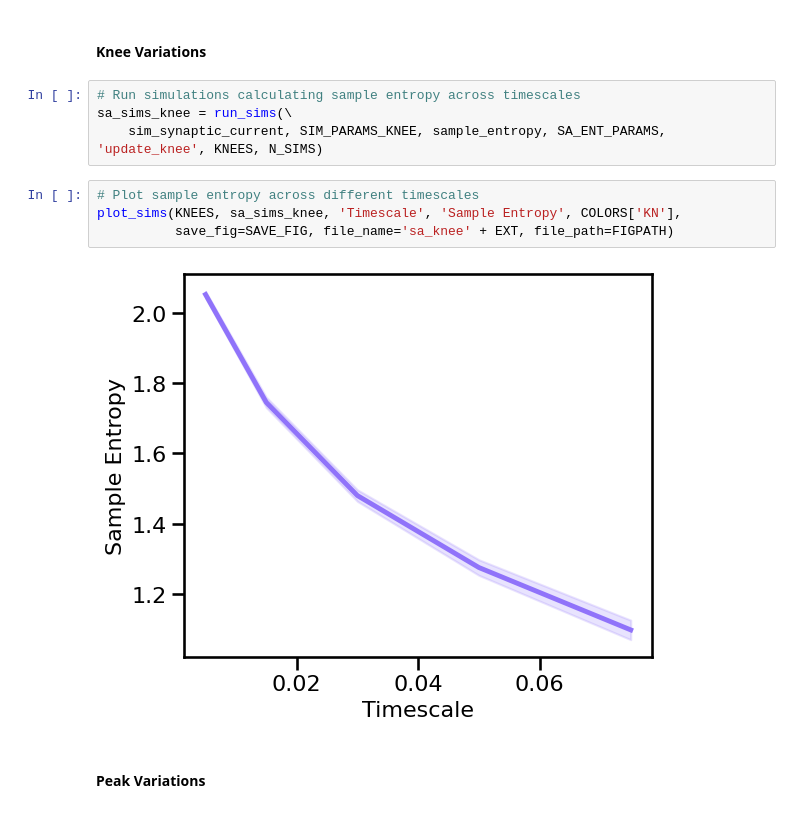
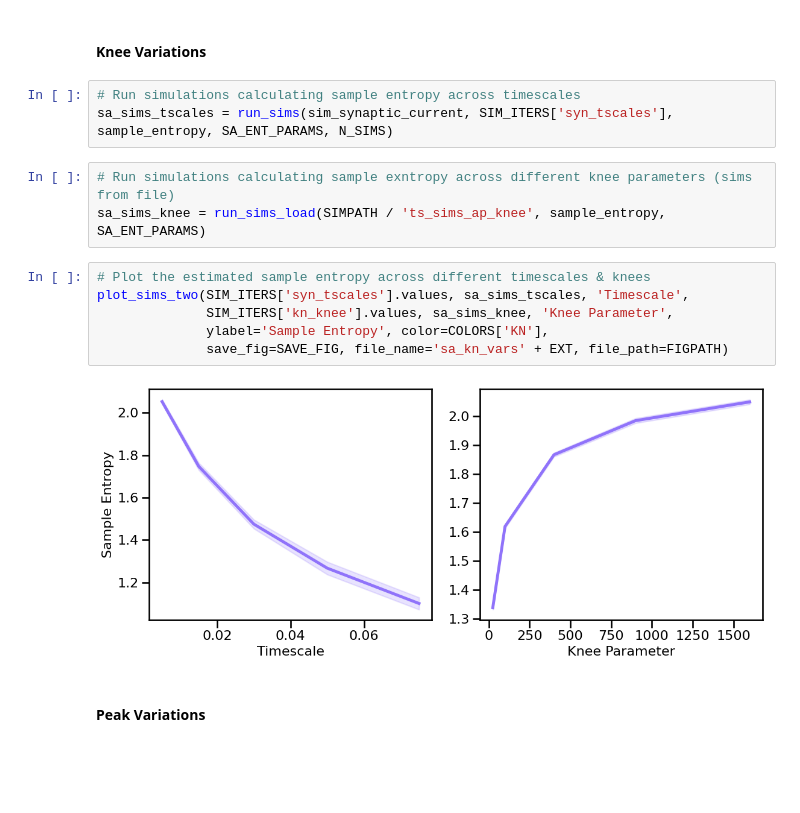
Before and after one commit to AperiodicMethods/AperiodicMethods, a Jupyter notebook: notebooks/25-Entropy.ipynb, the cells around one changed output. Drawn from its saved outputs; the diff is of its cells as text; blank space fills up the shorter version.

```diff
--- a/notebooks/25-Entropy.ipynb
+++ b/notebooks/25-Entropy.ipynb
@@ -208,14 +218,18 @@ plot_pe_sims(sa_sims_freq, sa_sims_pow, 'Sample Entropy',
 #### Knee Variations
 # %%
 # Run simulations calculating sample entropy across timescales
-sa_sims_knee = run_sims(\
-    sim_synaptic_current, SIM_PARAMS_KNEE, sample_entropy, SA_ENT_PARAMS, 'update_knee', KNEES, N_SIMS)
+sa_sims_tscales = run_sims(sim_synaptic_current, SIM_ITERS['syn_tscales'], sample_entropy, SA_ENT_PARAMS, N_SIMS)
+# %%
+# Run simulations calculating sample exntropy across different knee parameters (sims from file)
+sa_sims_knee = run_sims_load(SIMPATH / 'ts_sims_ap_knee', sample_entropy, SA_ENT_PARAMS)
 # %%
-# Plot sample entropy across different timescales
-plot_sims(KNEES, sa_sims_knee, 'Timescale', 'Sample Entropy', COLORS['KN'],
-          save_fig=SAVE_FIG, file_name='sa_knee' + EXT, file_path=FIGPATH)
+# Plot the estimated sample entropy across different timescales & knees
+plot_sims_two(SIM_ITERS['syn_tscales'].values, sa_sims_tscales, 'Timescale',
+              SIM_ITERS['kn_knee'].values, sa_sims_knee, 'Knee Parameter',
+              ylabel='Sample Entropy', color=COLORS['KN'],
+              save_fig=SAVE_FIG, file_name='sa_kn_vars' + EXT, file_path=FIGPATH)
 # %% [output]
-[figure, old version]
+[figure, new version]
 # %% [markdown]
 #### Peak Variations
 # %%
```
Also changed, not shown: parts of 50 cells of this notebook.
